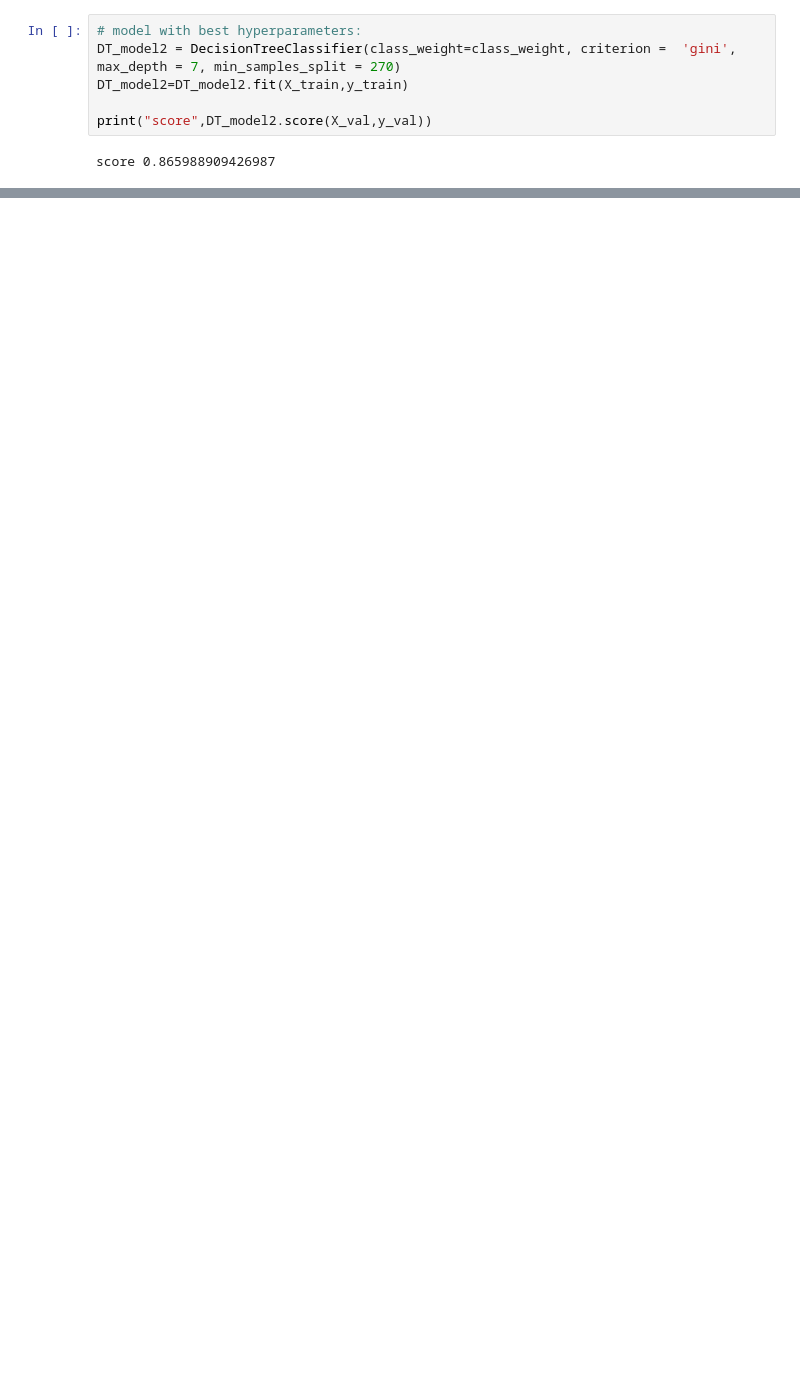
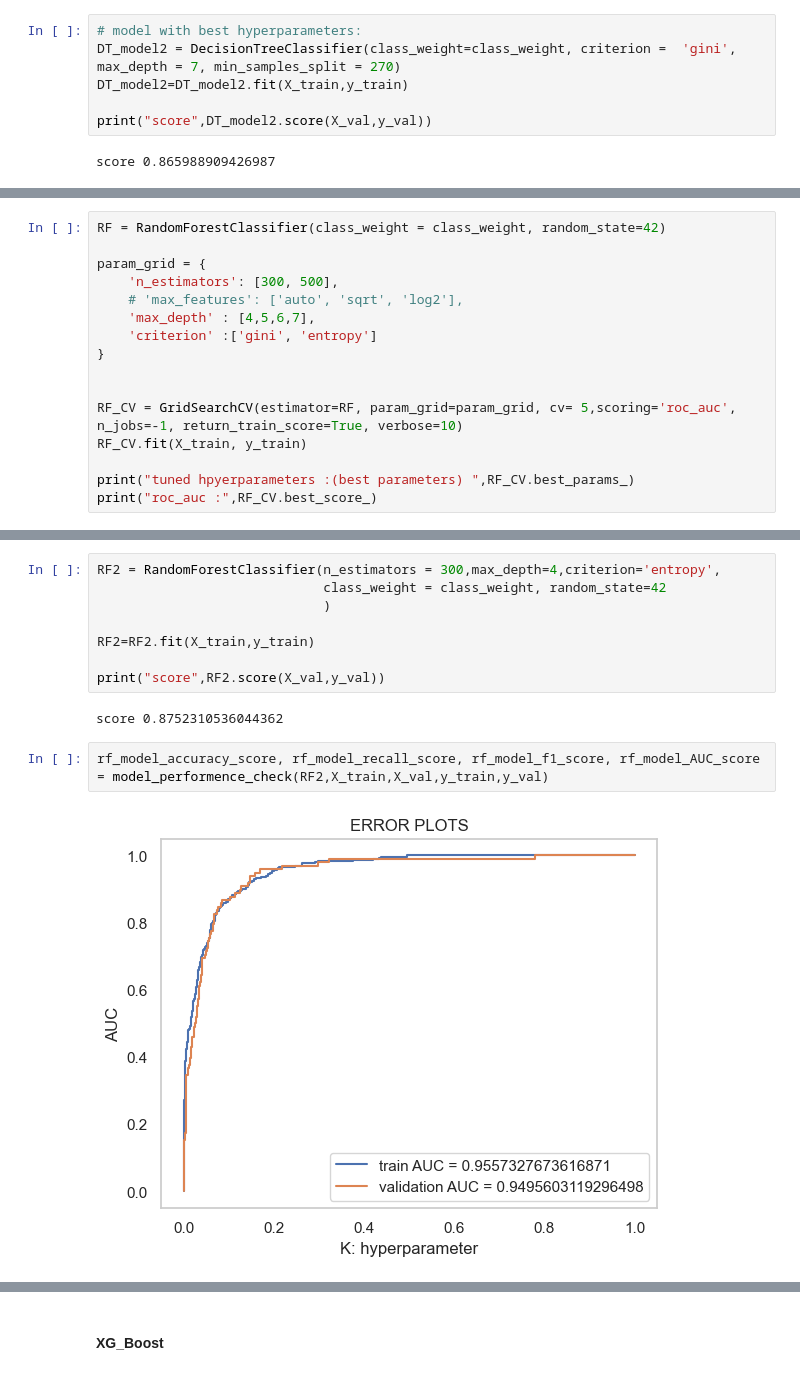
Before and after one commit to yingliu1206/Fraud-detection-In-Health-Care, a Jupyter notebook: code_v2.ipynb, the cells around one changed output, grey strips where cells are left out. Saved outputs shown, nothing was run; the diff lists cells and outputs as text; blank space fills up the shorter version.

```diff
--- a/code_v2.ipynb
+++ b/code_v2.ipynb
@@ -1532,0 +1537,16 @@ Model validation AUC score is :  0.9222094325535091
+# %%
+RF = RandomForestClassifier(class_weight = class_weight, random_state=42)
+
+param_grid = {
+    'n_estimators': [300, 500],
+    # 'max_features': ['auto', 'sqrt', 'log2'],
+    'max_depth' : [4,5,6,7],
+    'criterion' :['gini', 'entropy']
+}
+
+
+RF_CV = GridSearchCV(estimator=RF, param_grid=param_grid, cv= 5,scoring='roc_auc', n_jobs=-1, return_train_score=True, verbose=10)
+RF_CV.fit(X_train, y_train)
+
+print("tuned hpyerparameters :(best parameters) ",RF_CV.best_params_)
+print("roc_auc :",RF_CV.best_score_)
@@ -1532,0 +1571,14 @@ Model validation AUC score is :  0.9222094325535091
+# %%
+RF2 = RandomForestClassifier(n_estimators = 300,max_depth=4,criterion='entropy',
+                             class_weight = class_weight, random_state=42
+                             )
+
+RF2=RF2.fit(X_train,y_train)
+
+print("score",RF2.score(X_val,y_val))
+# %% [output]
+score 0.8752310536044362
+# %%
+rf_model_accuracy_score, rf_model_recall_score, rf_model_f1_score, rf_model_AUC_score = model_performence_check(RF2,X_train,X_val,y_train,y_val)
+# %% [output]
+[figure, added]
@@ -1532,0 +1603,2 @@ Model validation AUC score is :  0.9222094325535091
+# %% [markdown]
+#### XG_Boost
```
Also changed, not shown: parts of 9 cells of this notebook.
